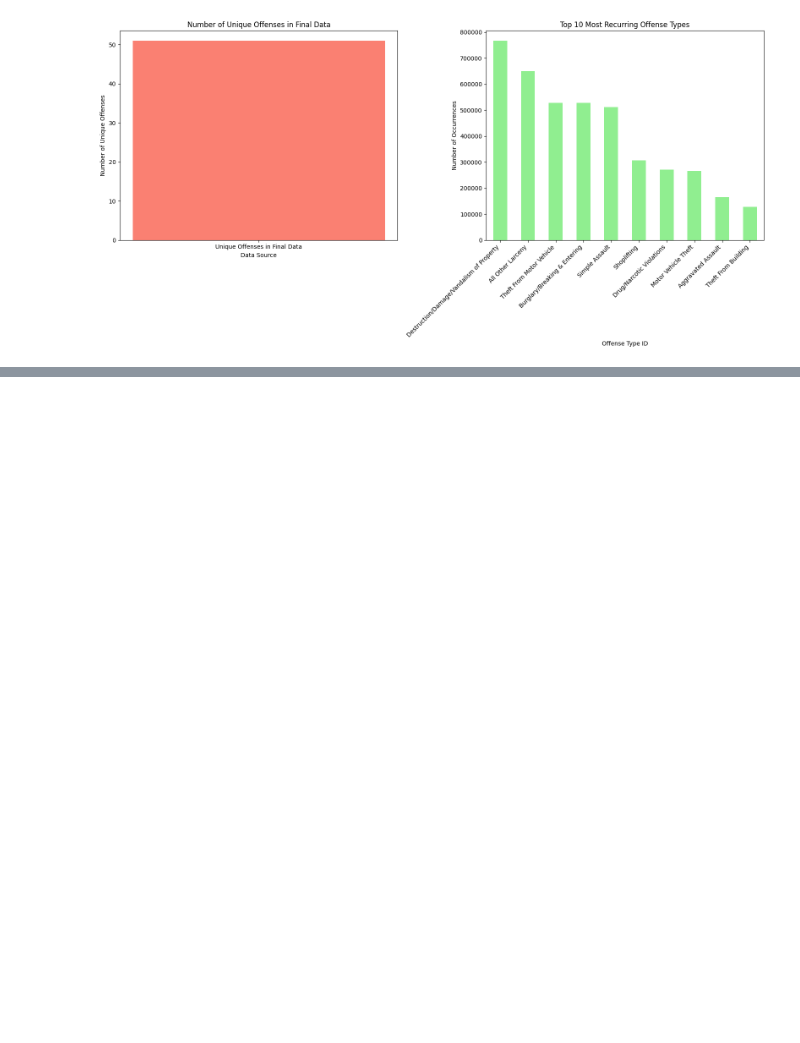
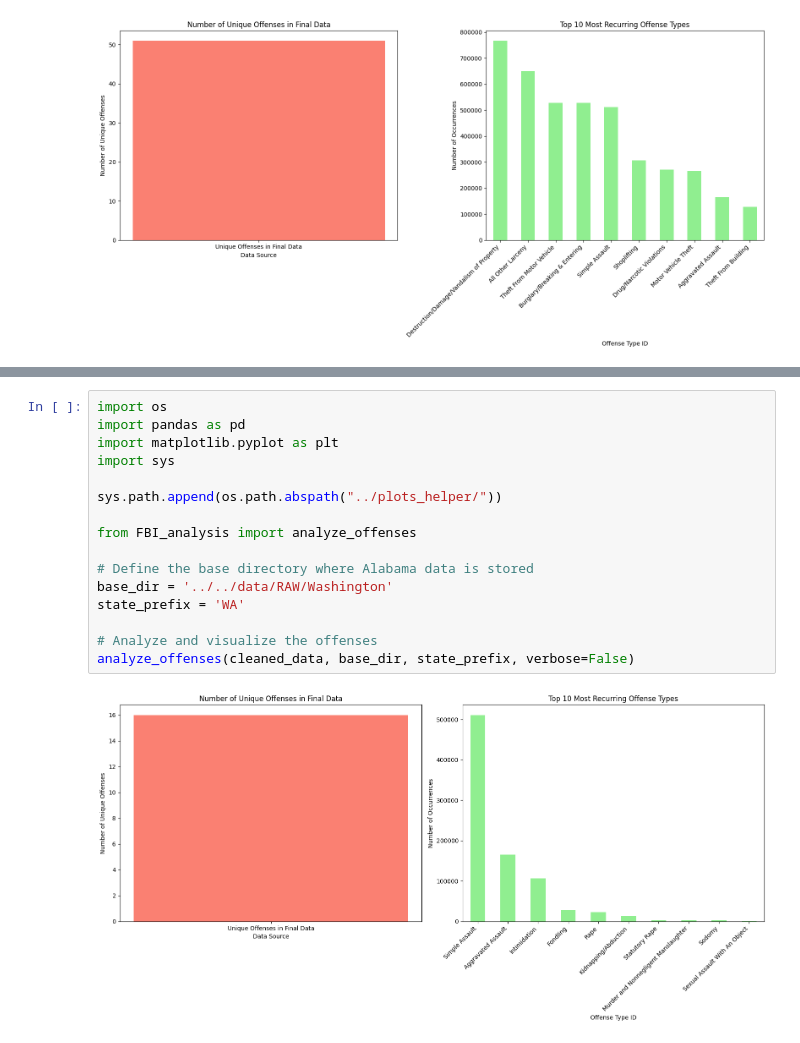
Before and after one commit to epfl-ada/ada-2024-project-alligatorsdontapologize24, a Jupyter notebook: src/script/Data_Merging_by_States_Year.ipynb, the cells around one changed output, grey strips where cells are left out. Cells and saved outputs as stored; diff of their text form; blank space fills up the shorter version.

```diff
--- a/src/script/Data_Merging_by_States_Year.ipynb
+++ b/src/script/Data_Merging_by_States_Year.ipynb
@@ -325,0 +444,18 @@ analyze_offenses(washington_final_data, base_dir, state_prefix, verbose=False)
+# %%
+import os
+import pandas as pd
+import matplotlib.pyplot as plt
+import sys
+
+sys.path.append(os.path.abspath("../plots_helper/"))
+
+from FBI_analysis import analyze_offenses
+
+# Define the base directory where Alabama data is stored
+base_dir = '../../data/RAW/Washington'
+state_prefix = 'WA'
+
+# Analyze and visualize the offenses
+analyze_offenses(cleaned_data, base_dir, state_prefix, verbose=False)
+# %% [output]
+[figure, added]
```
Also changed, not shown: parts of 4 cells of this notebook, 1 other file.
